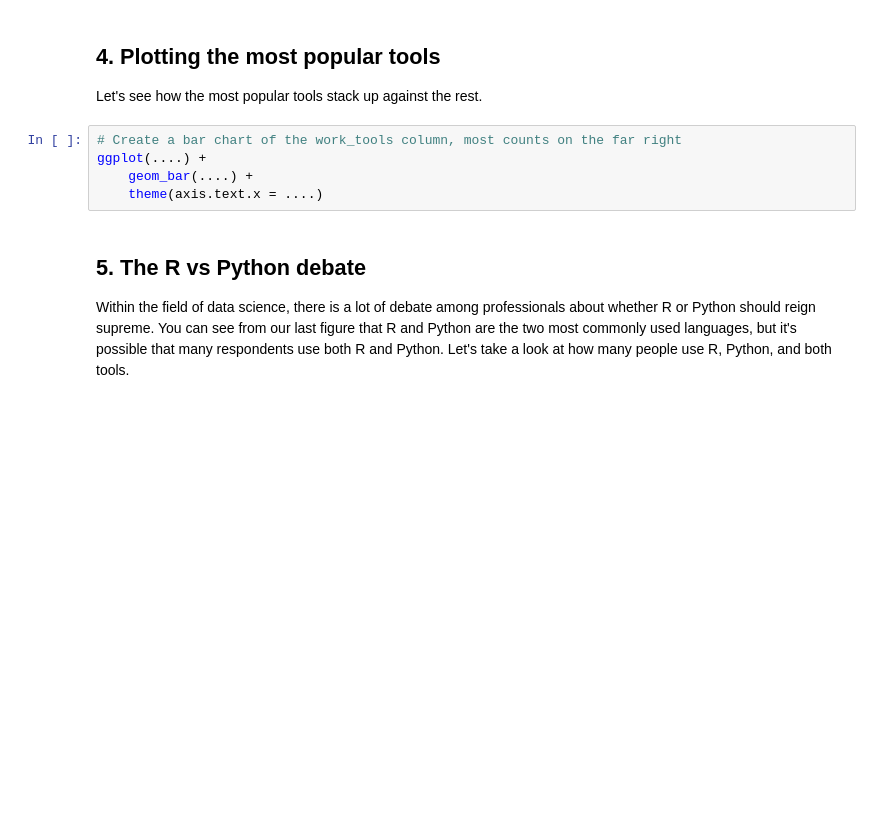
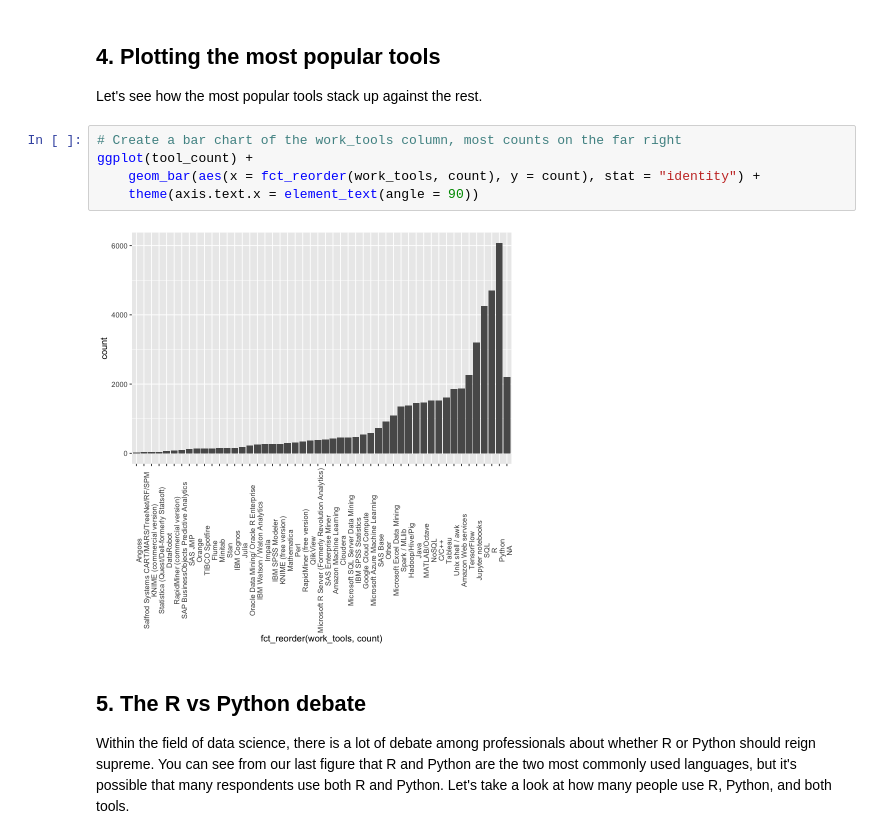
Before and after one commit to JeremyTallant/exploring_kaggle_data_science, a Jupyter notebook: kaggle_analysis.ipynb, the cells around one changed output. Saved outputs shown, nothing was run; the diff lists cells and outputs as text; blank space fills up the shorter version.

```diff
--- a/kaggle_analysis.ipynb
+++ b/kaggle_analysis.ipynb
@@ -94,9 +94,11 @@ A tibble: 6 × 2
 <p>Let's see how the most popular tools stack up against the rest.</p>
 # %%
 # Create a bar chart of the work_tools column, most counts on the far right
-ggplot(....) +
-    geom_bar(....) +
-    theme(axis.text.x = ....)
+ggplot(tool_count) +
+    geom_bar(aes(x = fct_reorder(work_tools, count), y = count), stat = "identity") +
+    theme(axis.text.x = element_text(angle = 90))
+# %% [output]
+[figure, added]
 # %% [markdown]
 ## 5. The R vs Python debate
 <p>Within the field of data science, there is a lot of debate among professionals about whether R or Python should reign supreme. You can see from our last figure that R and Python are the two most commonly used languages, but it's possible that many respondents use both R and Python. Let's take a look at how many people use R, Python, and both tools.</p>
```
